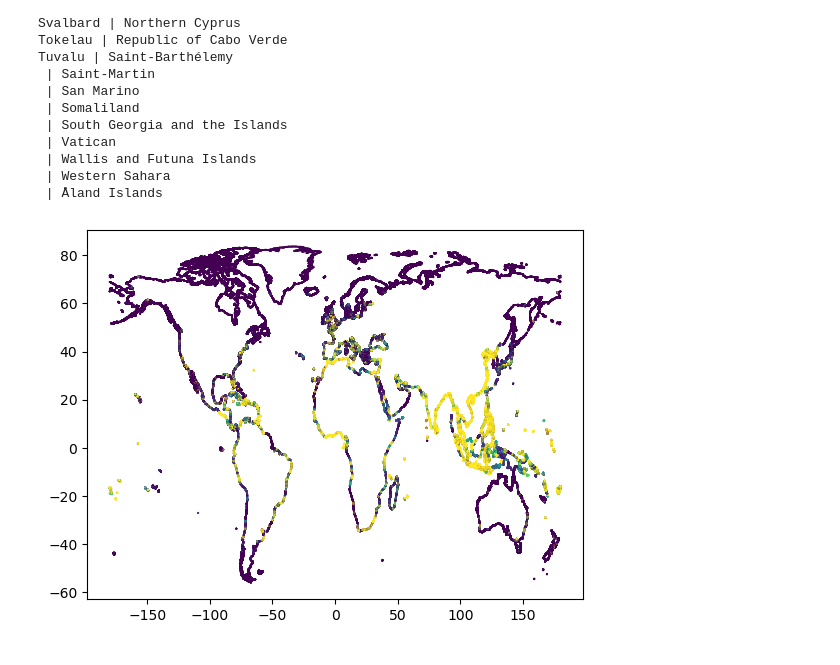
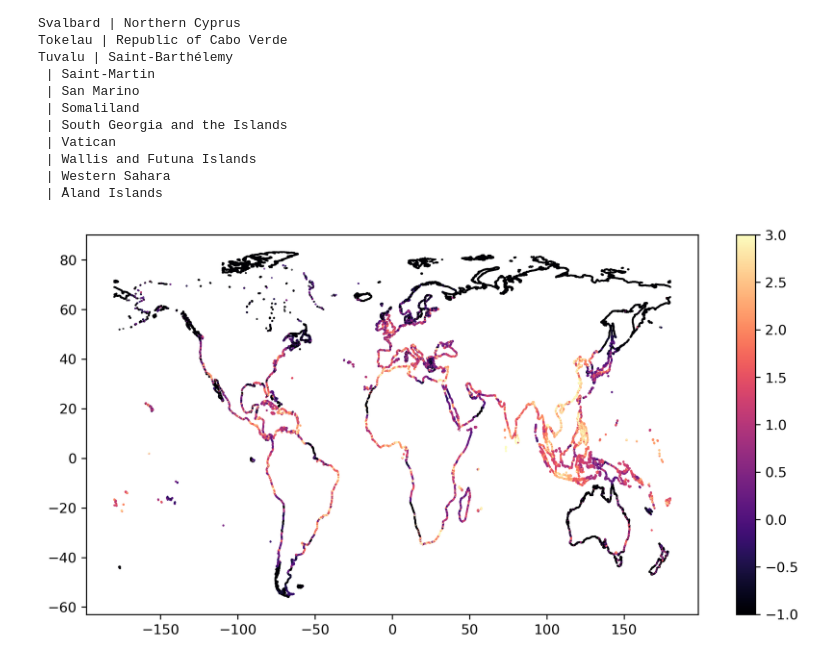
Before and after one commit to OceanParcels/plasticparcels, a Jupyter notebook: src/release/create_coastal_release.ipynb, the cells around one changed output. Cells and saved outputs as stored; diff of their text form; code cells hidden in the pictures.

Commit message:
streamlined coastal release - this should now be complete (modulo masks)

```diff
--- a/src/release/create_coastal_release.ipynb
+++ b/src/release/create_coastal_release.ipynb
@@ -116,31 +116,34 @@ for country in countries:
     country_lons, country_lats = country_coords[:,0], country_coords[:,1] #= country.geometry.exterior.coords.xy
 
     # Assign each point a population density
-    population_densities = [] # Gives the pop. density for all country points
-    for i in range(len(country_lons)):
-        coastal_point = [country_lons[i], country_lats[i]]
-        # Raster = 4 is the 2020 data, nearest neighbour find pop.density
-        population_density = np.float32(gpw['Population Density, v4.11 (2000, 2005, 2010, 2015, 2020): 2.5 arc-minutes'].sel(longitude=coastal_point[0], latitude=coastal_point[1], raster=4, method='nearest').values)
-        population_densities.append(population_density)
+    #population_densities = [] # Gives the pop. density for all country points
+    #for i in range(len(country_lons)):
+    #    coastal_point = [country_lons[i], country_lats[i]]
+    #    # Raster = 4 is the 2020 data, nearest neighbour find pop.density
+    #    population_density = np.float32(gpw['Population Density, v4.11 (2000, 2005, 2010, 2015, 2020): 2.5 arc-minutes'].sel(longitude=coastal_point[0], latitude=coastal_point[1], raster=4, method='nearest').values)
+    #    population_densities.append(population_density)
 
 
     # Loop through country points to find coastal points within [specified] km
-    all_coastal_indices_popdensity = []
-
+    #all_coastal_indices_popdensity = []
+    all_coastal_indices = []
     for i in range(len(country_lons)):
         distances = distance(np.repeat(country_lons[i], len(lons_coast)), np.repeat(country_lats[i], len(lats_coast)), lons_coast, lats_coast)
         coastal_indices = np.where(distances<=distance_threshhold)[0] # Coastal indices are those that are within the thresshold distance
-        all_coastal_indices_popdensity.append(np.array([coastal_indices, np.repeat(population_densities[i], len(coastal_indices))]).T) # Get coastal index and save the population density for this too
+        all_coastal_indices.append(coastal_indices)
+        #all_coastal_indices_popdensity.append(np.array([coastal_indices, np.repeat(population_densities[i], len(coastal_indices))]).T) # Get coastal index and save the population density for this too
 
     #Concat into one big list
-    all_coastal_indices_popdensity = np.vstack(all_coastal_indices_popdensity)
+    #all_coastal_indices_popdensity = np.vstack(all_coastal_indices_popdensity)
+    all_coastal_indices = np.hstack(all_coastal_indices)
     # Sort by first column then second column backwards (so largest number is first)
-    all_coastal_indices_popdensity = all_coastal_indices_popdensity[np.lexsort((all_coastal_indices_popdensity[:,0], all_coastal_indices_popdensity[:,1]))][::-1]
+    #all_coastal_indices_popdensity = all_coastal_indices_popdensity[np.lexsort((all_coastal_indices_popdensity[:,0], all_coastal_indices_popdensity[:,1]))][::-1]
 
     # Identify unique coastal indices with largest assigned population density
-    all_coastal_indices_popdensity = all_coastal_indices_popdensity[np.unique(all_coastal_indices_popdensity,axis=0,return_index=True)[1]]
-    all_coastal_indices = np.int32(all_coastal_indices_popdensity[:,0])
-    all_popdensity = all_coastal_indices_popdensity[:,1]
+    #all_coastal_indices_popdensity = all_coastal_indices_popdensity[np.unique(all_coastal_indices_popdensity,axis=0,return_index=True)[1]]
+    #all_coastal_indices = np.int32(all_coastal_indices_popdensity[:,0])
+    #all_popdensity = all_coastal_indices_popdensity[:,1]
+    all_coastal_indices = np.unique(all_coastal_indices)
 
     ## TODO: I think the above can be revisited. We no longer use the pop.density from above, rather, we recompute it per below! So this isn't necessary anymore
 
@@ -321,7 +324,9 @@ coastal_density_mpw_df['MPW_Cell'] = coastal_density_mpw_df['Area[km2]']*coastal
 # Save output
 coastal_density_mpw_df.to_csv(output_data+'coastal_population_MPW_NEMO0083.csv')
 # %%
-plt.scatter(coastal_density_mpw_df['Longitude'], coastal_density_mpw_df['Latitude'], c=coastal_density_mpw_df['MPW_Cell'], s=0.1, vmax=20)
+plt.figure(figsize=(10,5), dpi=300)
+plt.scatter(coastal_density_mpw_df['Longitude'], coastal_density_mpw_df['Latitude'], c=np.log10(np.array(coastal_density_mpw_df['MPW_Cell'], dtype=np.float32)), cmap=plt.cm.magma, s=0.1, vmin=-1, vmax=3)
+plt.colorbar()
 plt.show()
 # %% [output]
-[figure, old version]
+[figure, new version]
```
Also changed, not shown: parts of 1 cell of this notebook, 1 other file.
